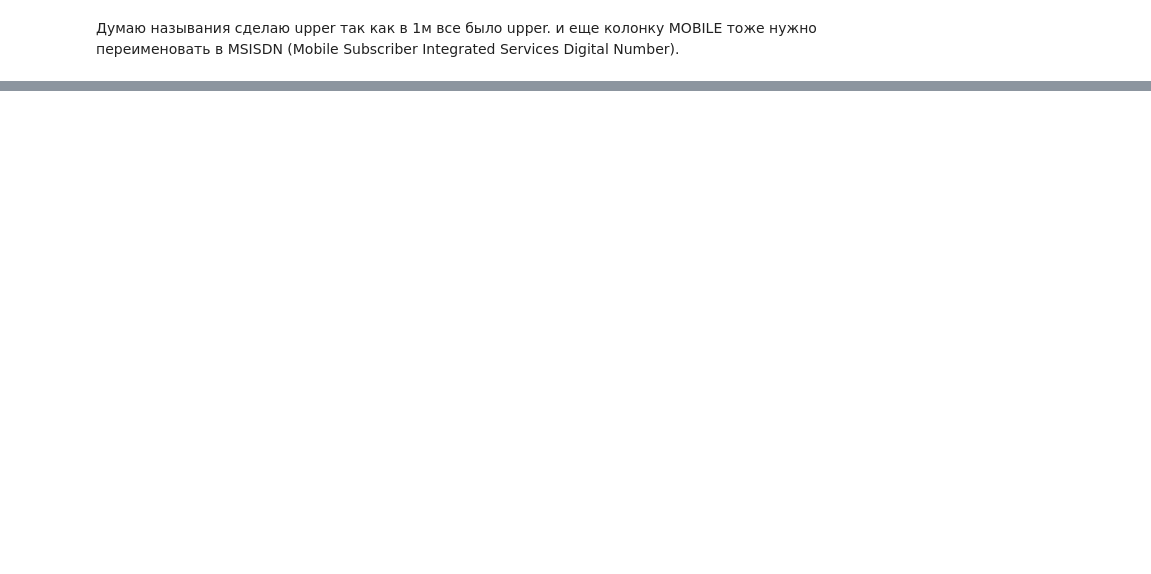
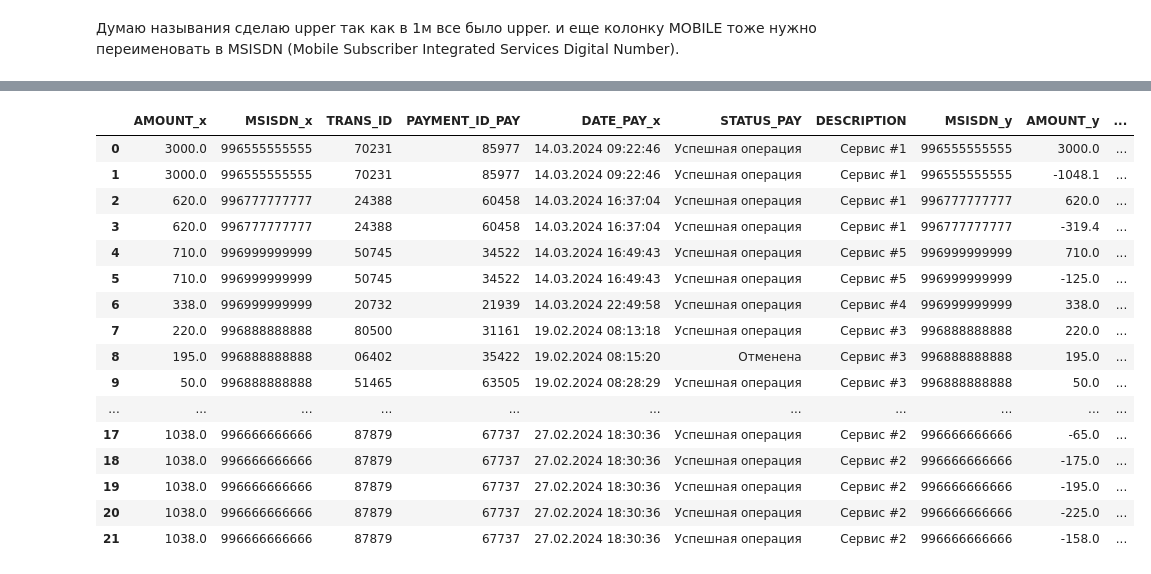
Before and after one commit to oneku16/nur-telecom-RAFM, a Jupyter notebook: task_1.ipynb, the cells around one changed output, grey strips where cells are left out. Cells and saved outputs as stored; diff of their text form; code cells hidden in the pictures; blank space fills up the shorter version.

```diff
--- a/task_1.ipynb
+++ b/task_1.ipynb
@@ -19,7 +20,7 @@ xlsx.sheet_names
 # %%
 # создаем data frame для каждого sheet.
 df_source_1 = xlsx.parse('ТИП_Источника_1', dtype={'DESCRIPTION': str})
-df_source_2 = xlsx.parse('ТИП_Источника_2', dtype={'DESCRIPTION': str})
+df_source_2 = xlsx.parse('ТИП_Источника_2', dtype={'DESCRIPTION': str, 'trans_id': str})
 # %% [markdown]
 # Очистка данных
 # %%
@@ -132,0 +178,24 @@ df_source_2.head()
+# %%
+# inner join
+merge_on_trans_id = pd.merge(df_source_2, df_source_1, on='TRANS_ID', how='inner')
+# %%
+# тут уже что-то есть, продолжаем копать.
+merge_on_trans_id
+# %% [output]
+|  | AMOUNT_x | MSISDN_x | TRANS_ID | PAYMENT_ID_PAY | DATE_PAY_x | STATUS_PAY | DESCRIPTION | MSISDN_y | AMOUNT_y | ... |
+| 0 | 3000.0 | 996555555555 | 70231 | 85977 | 14.03.2024 09:22:46 | Успешная операция | Сервис #1 | 996555555555 | 3000.0 | ... |
+| 1 | 3000.0 | 996555555555 | 70231 | 85977 | 14.03.2024 09:22:46 | Успешная операция | Сервис #1 | 996555555555 | -1048.1 | ... |
+| 2 | 620.0 | 996777777777 | 24388 | 60458 | 14.03.2024 16:37:04 | Успешная операция | Сервис #1 | 996777777777 | 620.0 | ... |
+| 3 | 620.0 | 996777777777 | 24388 | 60458 | 14.03.2024 16:37:04 | Успешная операция | Сервис #1 | 996777777777 | -319.4 | ... |
+| 4 | 710.0 | 996999999999 | 50745 | 34522 | 14.03.2024 16:49:43 | Успешная операция | Сервис #5 | 996999999999 | 710.0 | ... |
+| 5 | 710.0 | 996999999999 | 50745 | 34522 | 14.03.2024 16:49:43 | Успешная операция | Сервис #5 | 996999999999 | -125.0 | ... |
+| 6 | 338.0 | 996999999999 | 20732 | 21939 | 14.03.2024 22:49:58 | Успешная операция | Сервис #4 | 996999999999 | 338.0 | ... |
+| 7 | 220.0 | 996888888888 | 80500 | 31161 | 19.02.2024 08:13:18 | Успешная операция | Сервис #3 | 996888888888 | 220.0 | ... |
+| 8 | 195.0 | 996888888888 | 06402 | 35422 | 19.02.2024 08:15:20 | Отменена | Сервис #3 | 996888888888 | 195.0 | ... |
+| 9 | 50.0 | 996888888888 | 51465 | 63505 | 19.02.2024 08:28:29 | Успешная операция | Сервис #3 | 996888888888 | 50.0 | ... |
+| ... | ... | ... | ... | ... | ... | ... | ... | ... | ... | ... |
+| 17 | 1038.0 | 996666666666 | 87879 | 67737 | 27.02.2024 18:30:36 | Успешная операция | Сервис #2 | 996666666666 | -65.0 | ... |
+| 18 | 1038.0 | 996666666666 | 87879 | 67737 | 27.02.2024 18:30:36 | Успешная операция | Сервис #2 | 996666666666 | -175.0 | ... |
+| 19 | 1038.0 | 996666666666 | 87879 | 67737 | 27.02.2024 18:30:36 | Успешная операция | Сервис #2 | 996666666666 | -195.0 | ... |
+| 20 | 1038.0 | 996666666666 | 87879 | 67737 | 27.02.2024 18:30:36 | Успешная операция | Сервис #2 | 996666666666 | -225.0 | ... |
+| 21 | 1038.0 | 996666666666 | 87879 | 67737 | 27.02.2024 18:30:36 | Успешная операция | Сервис #2 | 996666666666 | -158.0 | ... |
```
Also changed, not shown: parts of 14 cells of this notebook, 1 other file.
